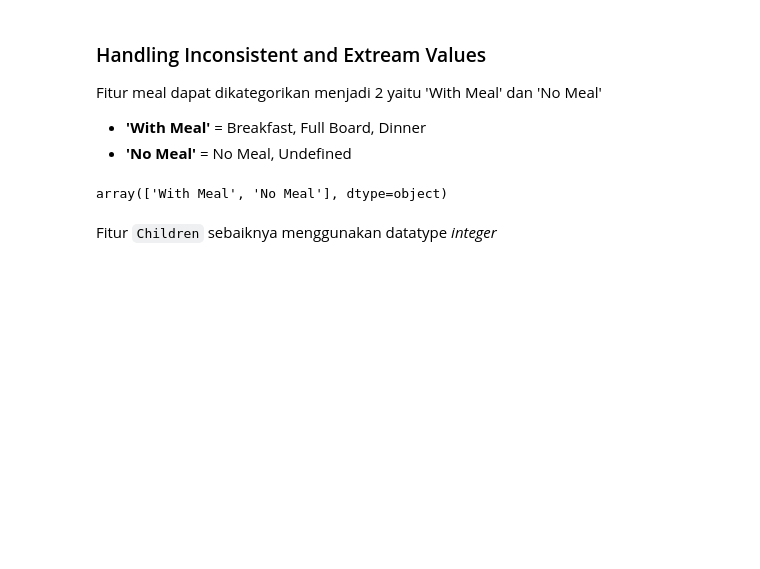
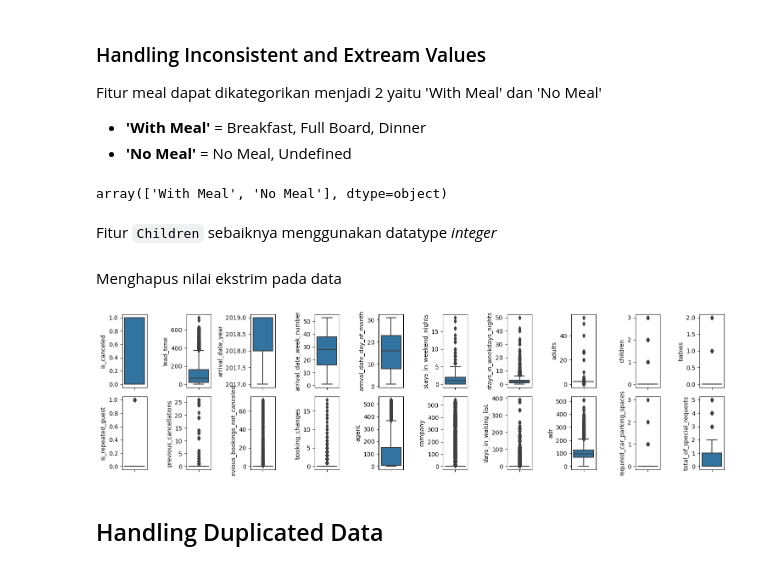
Before and after one commit to imalfunadam/Investigate-Hotel-Business-using-Data-Visualization, a Jupyter notebook: Investigate-Hotel-Business-using-Data-Visualization.ipynb, the cells around one changed output. Saved outputs shown, nothing was run; the diff lists cells and outputs as text; code cells hidden in the pictures; blank space fills up the shorter version.

```diff
--- a/Investigate-Hotel-Business-using-Data-Visualization.ipynb
+++ b/Investigate-Hotel-Business-using-Data-Visualization.ipynb
@@ -286,3 +286,41 @@ array(['With Meal', 'No Meal'], dtype=object)
 Fitur `Children` sebaiknya menggunakan datatype *integer*
 # %%
 df_clean['children'] = df_clean['children'].astype('int64')
+# %% [markdown]
+Menghapus nilai ekstrim pada data
+# %%
+# extream adr
+index_adr = df_clean[(df_clean['adr'] < 0) | (df_clean['adr'] > 5000)]
+df_clean.drop(index = index_adr.index, inplace=True)
+
+# --------------------------------------------------------------------------------
+# required_car_parking_spaces
+index_parking = df_clean[(df_clean['required_car_parking_spaces'] == 8)]
+df_clean.drop(index = index_parking.index, inplace=True)
+
+# --------------------------------------------------------------------------------
+# babies
+index_bb = df_clean[(df_clean['babies'] > 8)]
+df_clean.drop(index = index_bb.index, inplace=True)
+
+# --------------------------------------------------------------------------------
+# babies
+index_ch = df_clean[(df_clean['children'] == 10)]
+df_clean.drop(index = index_ch.index, inplace=True)
+
+# --------------------------------------------------------------------------------
+# tidak ada tamu
+index_guest_0 = df_clean['adults']+df_clean['children']+df_clean['babies']
+index_guest_0 = df_clean[index_guest_0 == 0]
+df_clean.drop(index = index_guest_0.index, inplace=True)
+# %%
+# cek outlier fitur numerikal
+plt.figure(figsize=(15, 4))
+for i in range(0, len(nums)):
+    plt.subplot(2, 10, i+1)
+    sns.boxplot(y=df_clean[nums[i]], orient='v')
+    plt.tight_layout()
+# %% [output]
+[figure, added]
+# %% [markdown]
+## Handling Duplicated Data
```
Also changed, not shown: parts of 44 cells of this notebook.
